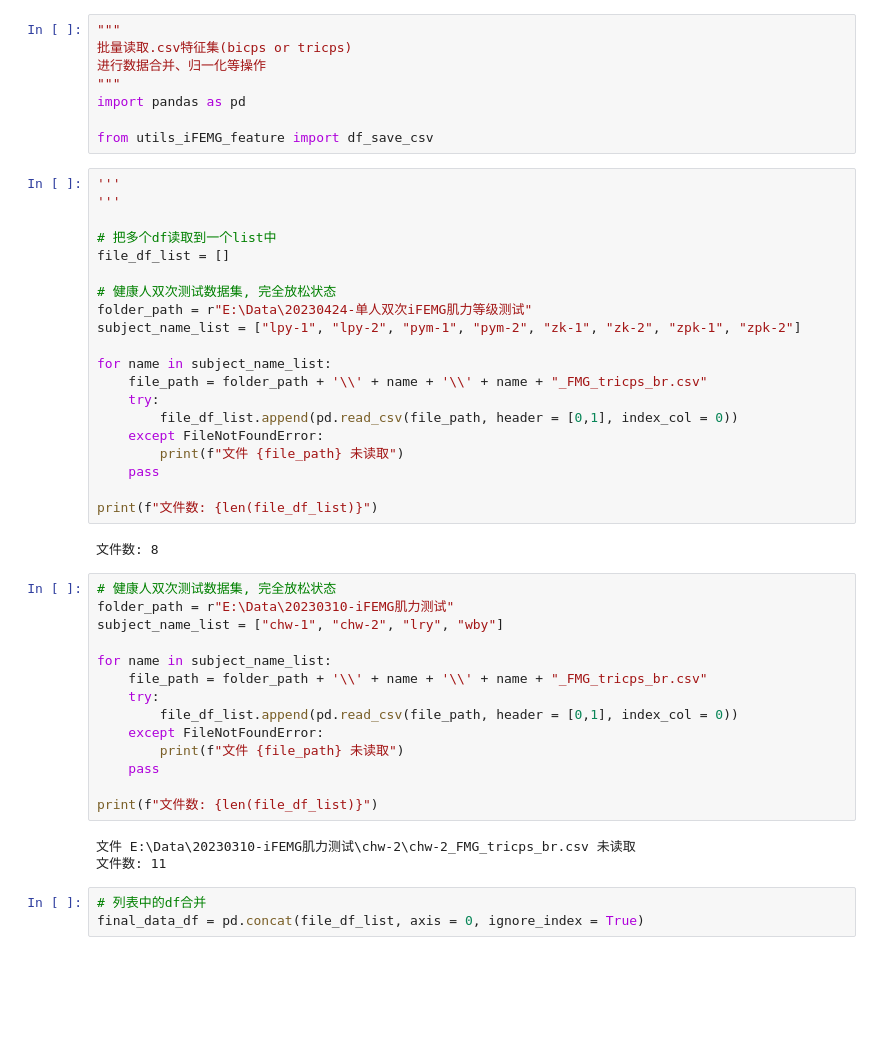
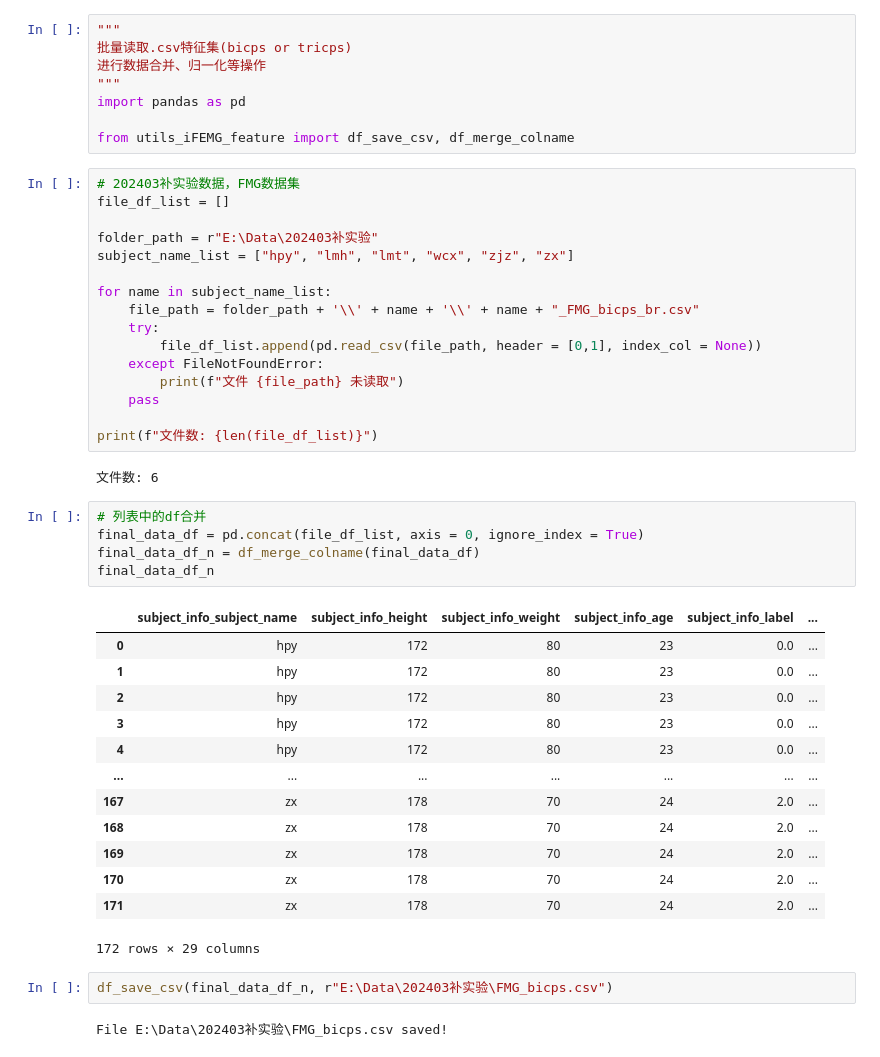
Before and after one commit to WynminMark/FMG-sEMG-processing, a Jupyter notebook: process_dataset_merge.ipynb, the cells around one changed output. Saved outputs shown, nothing was run; the diff lists cells and outputs as text; blank space fills up the shorter version.

```diff
--- a/process_dataset_merge.ipynb
+++ b/process_dataset_merge.ipynb
@@ -5,46 +5,45 @@
 """
 import pandas as pd
 
-from utils_iFEMG_feature import df_save_csv
+from utils_iFEMG_feature import df_save_csv, df_merge_colname
 # %%
-'''
-'''
-
-# 把多个df读取到一个list中
+# 202403补实验数据，FMG数据集
 file_df_list = []
 
-# 健康人双次测试数据集, 完全放松状态
-folder_path = r"E:\Data\20230424-单人双次iFEMG肌力等级测试"
-subject_name_list = ["lpy-1", "lpy-2", "pym-1", "pym-2", "zk-1", "zk-2", "zpk-1", "zpk-2"]
+folder_path = r"E:\Data\202403补实验"
+subject_name_list = ["hpy", "lmh", "lmt", "wcx", "zjz", "zx"]
 
 for name in subject_name_list:
-    file_path = folder_path + '\\' + name + '\\' + name + "_FMG_tricps_br.csv"
+    file_path = folder_path + '\\' + name + '\\' + name + "_FMG_bicps_br.csv"
     try:
-        file_df_list.append(pd.read_csv(file_path, header = [0,1], index_col = 0))
+        file_df_list.append(pd.read_csv(file_path, header = [0,1], index_col = None))
     except FileNotFoundError:
         print(f"文件 {file_path} 未读取")
     pass
 
 print(f"文件数: {len(file_df_list)}")
 # %% [output]
-文件数: 8
+文件数: 6
-# %%
-# 健康人双次测试数据集, 完全放松状态
-folder_path = r"E:\Data\20230310-iFEMG肌力测试"
-subject_name_list = ["chw-1", "chw-2", "lry", "wby"]
-
-for name in subject_name_list:
-    file_path = folder_path + '\\' + name + '\\' + name + "_FMG_tricps_br.csv"
-    try:
-        file_df_list.append(pd.read_csv(file_path, header = [0,1], index_col = 0))
-    except FileNotFoundError:
-        print(f"文件 {file_path} 未读取")
-    pass
-
-print(f"文件数: {len(file_df_list)}")
-# %% [output]
-文件 E:\Data\20230310-iFEMG肌力测试\chw-2\chw-2_FMG_tricps_br.csv 未读取
-文件数: 11
 # %%
 # 列表中的df合并
 final_data_df = pd.concat(file_df_list, axis = 0, ignore_index = True)
+final_data_df_n = df_merge_colname(final_data_df)
+final_data_df_n
+# %% [output]
+|  | subject_info_subject_name | subject_info_height | subject_info_weight | subject_info_age | subject_info_label | ... |
+| 0 | hpy | 172 | 80 | 23 | 0.0 | ... |
+| 1 | hpy | 172 | 80 | 23 | 0.0 | ... |
+| 2 | hpy | 172 | 80 | 23 | 0.0 | ... |
+| 3 | hpy | 172 | 80 | 23 | 0.0 | ... |
+| 4 | hpy | 172 | 80 | 23 | 0.0 | ... |
+| ... | ... | ... | ... | ... | ... | ... |
+| 167 | zx | 178 | 70 | 24 | 2.0 | ... |
+| 168 | zx | 178 | 70 | 24 | 2.0 | ... |
+| 169 | zx | 178 | 70 | 24 | 2.0 | ... |
+| 170 | zx | 178 | 70 | 24 | 2.0 | ... |
+| 171 | zx | 178 | 70 | 24 | 2.0 | ... |
+172 rows × 29 columns
+# %%
+df_save_csv(final_data_df_n, r"E:\Data\202403补实验\FMG_bicps.csv")
+# %% [output]
+File E:\Data\202403补实验\FMG_bicps.csv saved!
```
Also changed, not shown: parts of 6 cells of this notebook, 5 other files.
